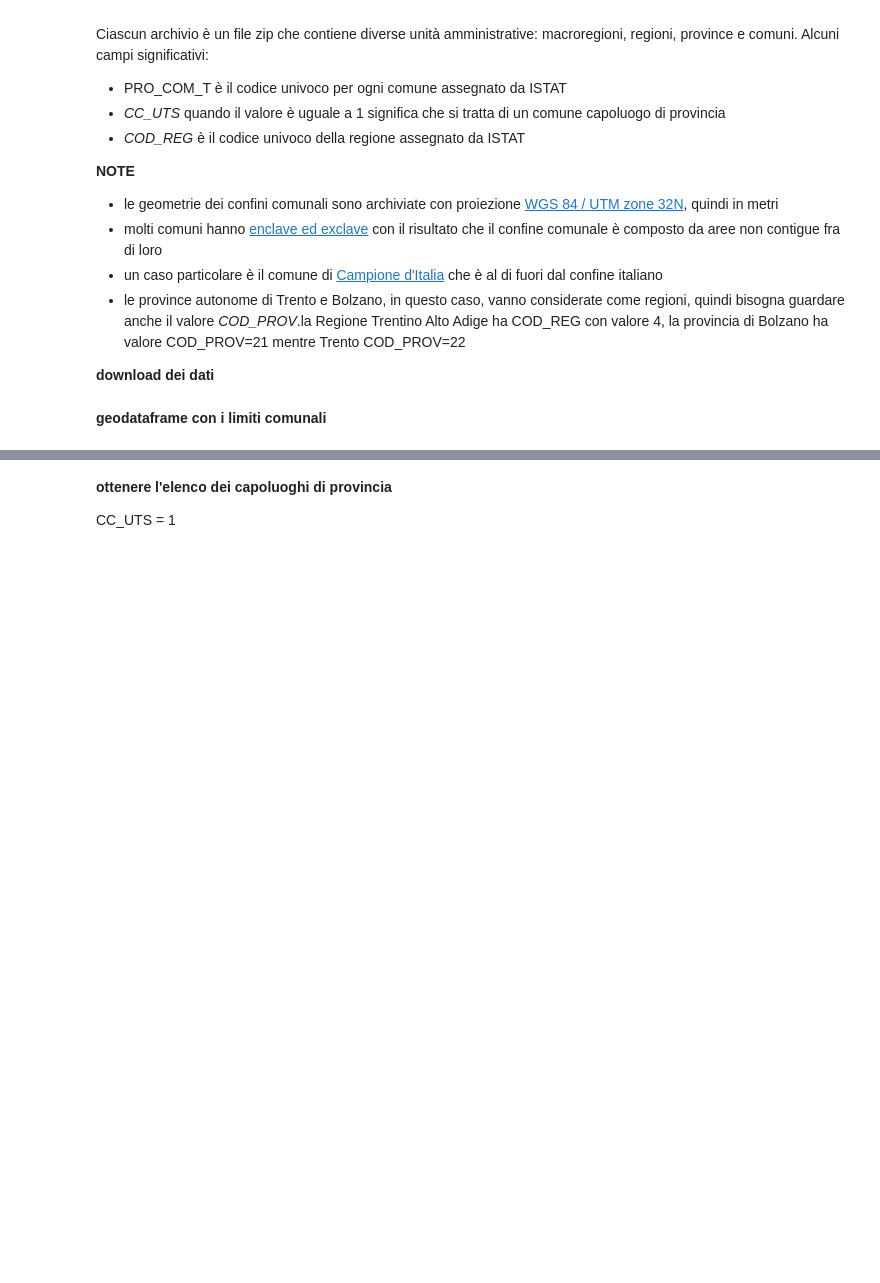
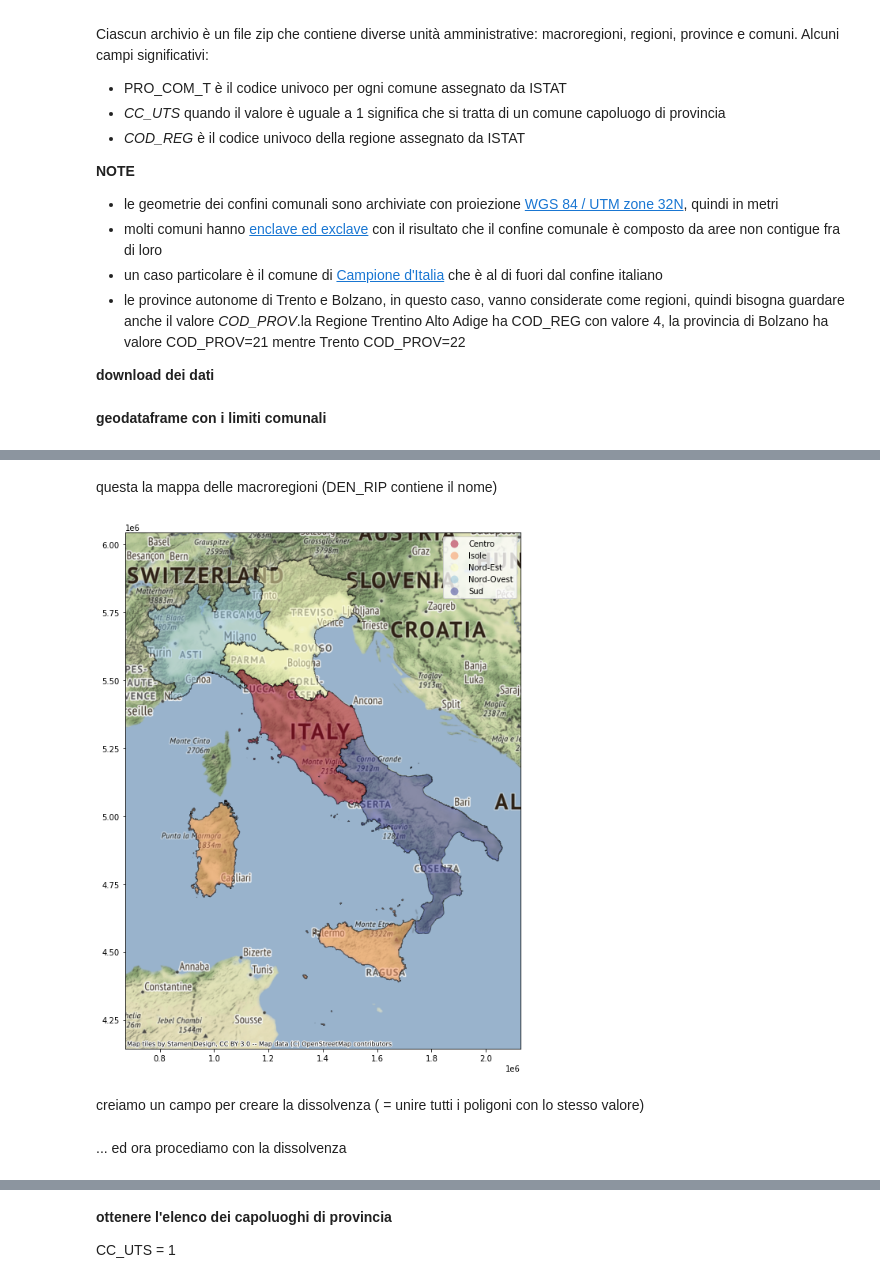
Before and after one commit to ondata/30cappa, a Jupyter notebook: script/conpython/30cappa.ipynb, the cells around one changed output, grey strips where cells are left out. Cells and saved outputs as stored; diff of their text form; code cells hidden in the pictures; blank space fills up the shorter version.

```diff
--- a/script/conpython/30cappa.ipynb
+++ b/script/conpython/30cappa.ipynb
@@ -64,0 +82,9 @@ limiti_comuni = gpd.read_file("Limiti01012020" + os.sep + "Com01012020" + os.sep
+# %% [markdown]
+questa la mappa delle macroregioni (DEN_RIP contiene il nome)
+# %%
+ax = macroregioni_italiane.to_crs(epsg=3857).plot(column='DEN_RIP',figsize=(12,12),alpha=0.5,edgecolor="black",cmap="RdYlBu",legend=True)
+ctx.add_basemap(ax,crs=limiti_comuni.to_crs(epsg=3857).crs.to_string(),source=ctx.providers.Stamen.Terrain)
+# %% [output]
+[figure, added]
+# %% [markdown]
+creiamo un campo per creare la dissolvenza ( = unire tutti i poligoni con lo stesso valore)
@@ -64,0 +95,2 @@ limiti_comuni = gpd.read_file("Limiti01012020" + os.sep + "Com01012020" + os.sep
+# %% [markdown]
+... ed ora procediamo con la dissolvenza
```
Also changed, not shown: parts of 21 cells of this notebook, 1 other file.
